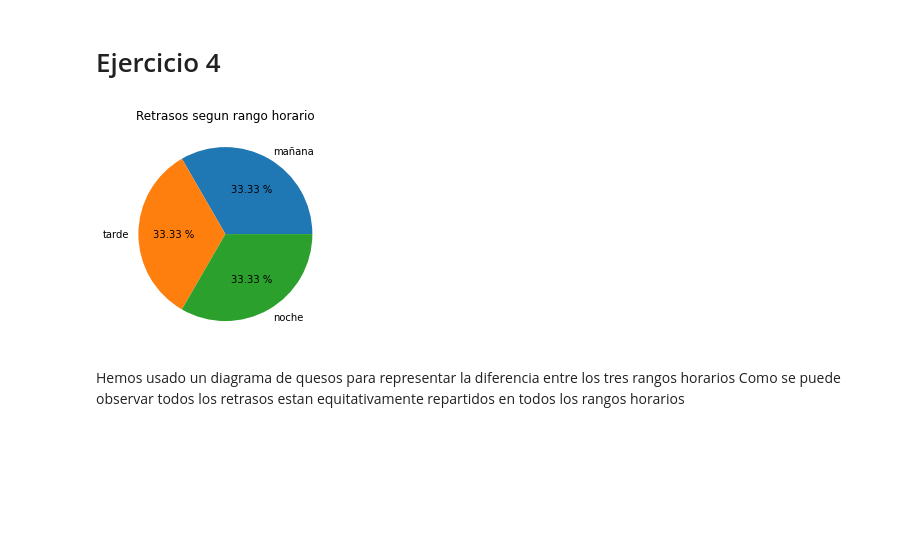
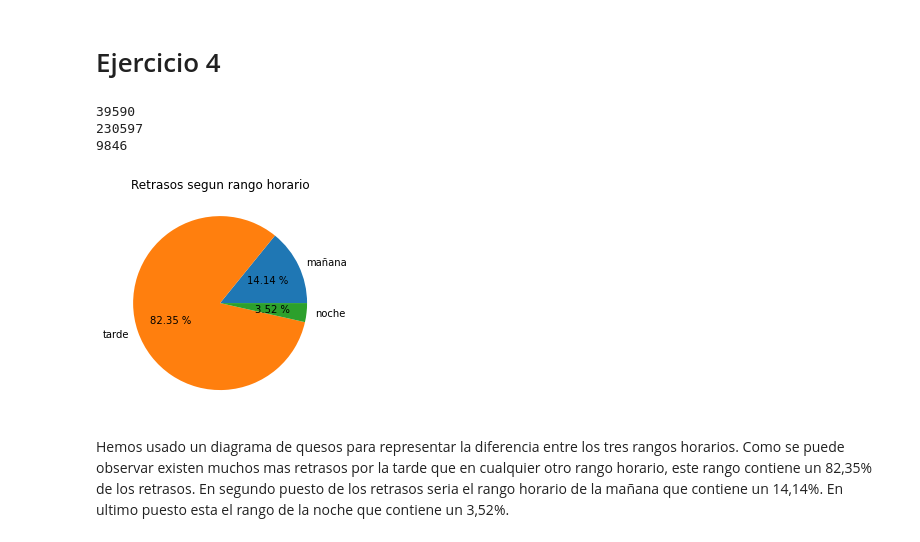
Before and after one commit to roig7/Practicamining1, a Jupyter notebook: LAB01-GRUPORoigChavarri/Practica2Vuelos.ipynb, the cells around one changed output. Cells and saved outputs as stored; diff of their text form; code cells hidden in the pictures; blank space fills up the shorter version.

```diff
--- a/LAB01-GRUPORoigChavarri/Practica2Vuelos.ipynb
+++ b/LAB01-GRUPORoigChavarri/Practica2Vuelos.ipynb
@@ -207,15 +177,23 @@ Podemos ver que la mayoria de los retrasos segun el aeropuerto de destino se enc
 # %% [markdown]
 # Ejercicio 4
 # %%
-mañana=data[data['DEP_TIME']>=800 & (data['DEP_TIME']<=1500)].count()[0]
-tarde=data[data['DEP_TIME']>1500 & (data['DEP_TIME']<=2359) | (data['DEP_TIME']==0000)].count()[0]
-noche=data[data['DEP_TIME']>0000 & (data['DEP_TIME']<800)].count()[0]
+mañana=data[(data['DEP_TIME']>=800) & (data['DEP_TIME']<=1500) & (data['ARR_DEL15']==1)].count()[16]
+tarde=data[(data['DEP_TIME']>1500) & (data['DEP_TIME']<=2359) | (data['DEP_TIME']==0000)& (data['ARR_DEL15']==1)].count()[16]
+noche=data[(data['DEP_TIME']>0000) & (data['DEP_TIME']<800)& (data['ARR_DEL15']==1)].count()[16]
+print(mañana)
+print(tarde)
+print(noche)
 labels=['mañana','tarde','noche']
 plt.pie([mañana,tarde,noche],labels=labels,autopct='%.2f %%')
 plt.title('Retrasos segun rango horario')
 plt.show()
 # %% [output]
+39590
+230597
+9846
-[figure, old version]
+[figure, new version]
-# %% [markdown]
-Hemos usado un diagrama de quesos para representar la diferencia entre los tres rangos horarios
-Como se puede observar todos los retrasos estan equitativamente repartidos en todos los rangos horarios
+# %% [markdown]
+Hemos usado un diagrama de quesos para representar la diferencia entre los tres rangos horarios.
+Como se puede observar existen muchos mas retrasos por la tarde que en cualquier otro rango horario, este rango contiene un 82,35% de los retrasos.
+En segundo puesto de los retrasos seria el rango horario de la mañana que contiene un 14,14%.
+En ultimo puesto esta el rango de la noche que contiene un 3,52%.
```
Also changed, not shown: parts of 2 cells of this notebook.
